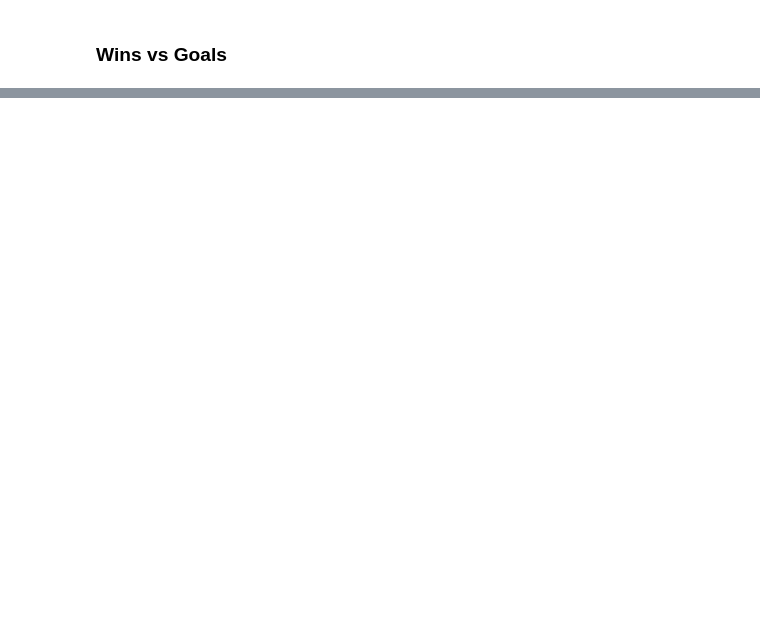
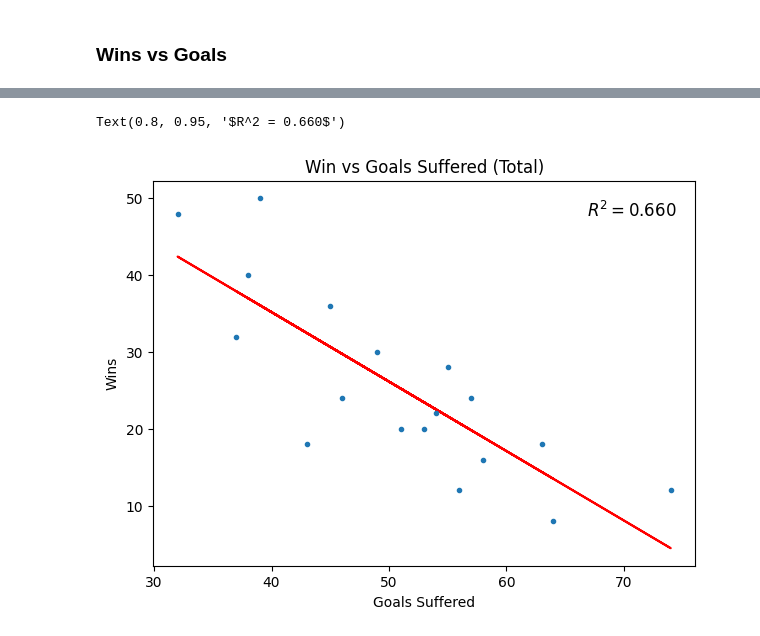
Before and after one commit to Dolfas/Football-Research, a Jupyter notebook: Rodolfo/Eredivisie.ipynb, the cells around one changed output, grey strips where cells are left out. Drawn from its saved outputs; the diff is of its cells as text; code cells hidden in the pictures; blank space fills up the shorter version.

```diff
--- a/Rodolfo/Eredivisie.ipynb
+++ b/Rodolfo/Eredivisie.ipynb
@@ -390,0 +429,27 @@ plt.show()
+# %%
+wins_goals_suffered_total_list = []
+for item in total_team_goals_scored_dictionary:
+    wins_goals_suffered_total_list.append({"Team": item, "Wins": np.sum(wins_home_dictionary[item])+np.sum(wins_away_dictionary[item]), "Goals_Suffered": np.sum(total_team_goals_suffered_dictionary[item])})
+
+
+wins_goals_sufffered_total_dataframe = pd.DataFrame(wins_goals_suffered_total_list)
+
+fig, ax = plt.subplots(figsize=(7, 5))
+ax.set(ylabel='Wins',xlabel='Goals Suffered', title='Win vs Goals Suffered (Total)')
+
+# Fit a linear regression line
+x = wins_goals_sufffered_total_dataframe['Goals_Suffered']
+y = wins_goals_sufffered_total_dataframe['Wins']
+
+coeffs,residuals,_,_,_ = np.polyfit(x, y, 1,full=True)
+y_fit = coeffs[0] * x + coeffs[1]
+
+ss_tot = np.sum((y-np.mean(y))**2)
+r_squared = 1 - (residuals[0]/ss_tot)
+ax.plot(x, y_fit, color='red', label='Best Fit Line')
+
+ax.plot(wins_goals_sufffered_total_dataframe['Goals_Suffered'], wins_goals_sufffered_total_dataframe['Wins'], '.')
+ax.annotate(f'$R^2 = {r_squared:.3f}$',xy=(0.80, 0.95),xycoords='axes fraction',fontsize=12,verticalalignment='top')
+# %% [output]
+Text(0.8, 0.95, '$R^2 = 0.660$')
+[figure, added]
```
Also changed, not shown: parts of 12 cells of this notebook.
